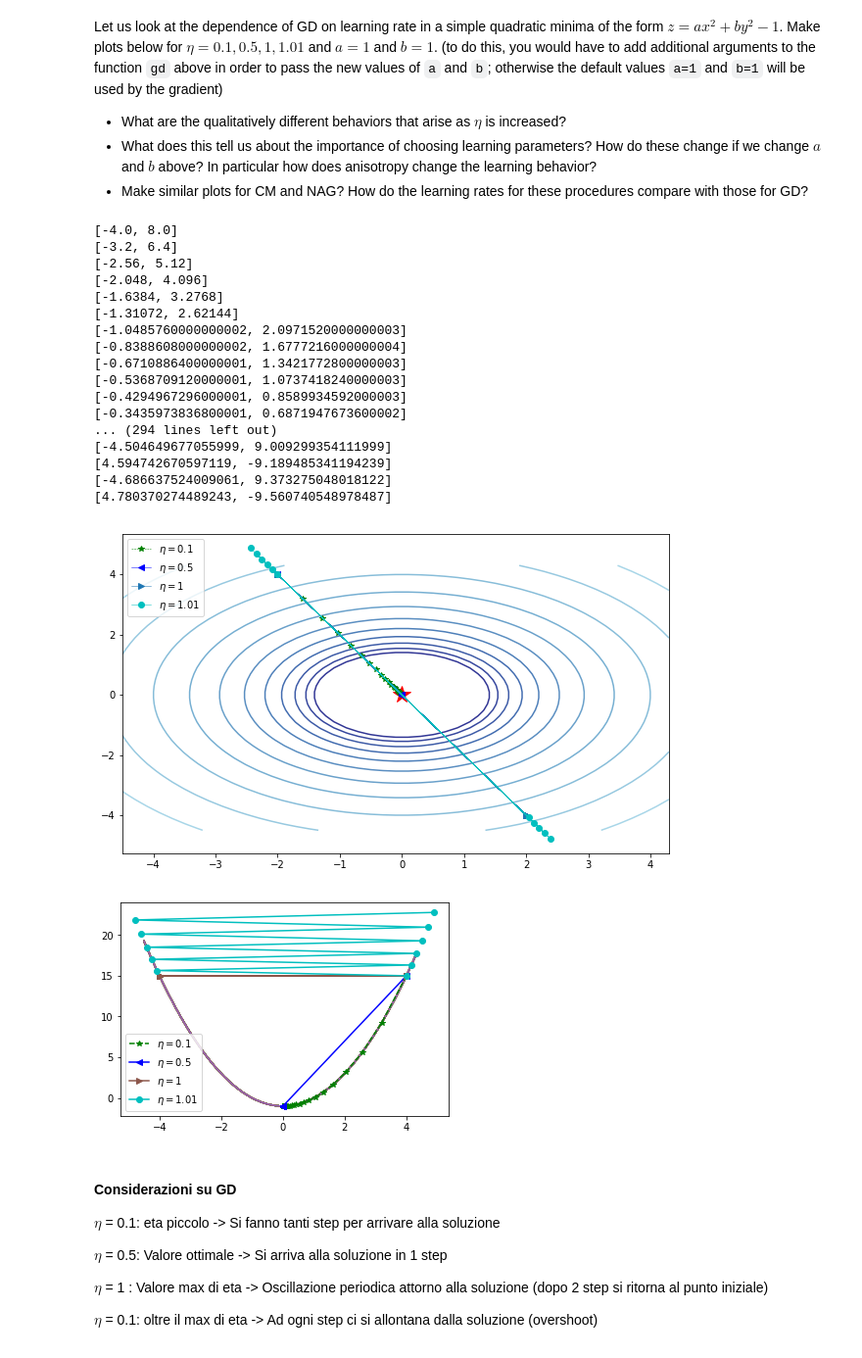
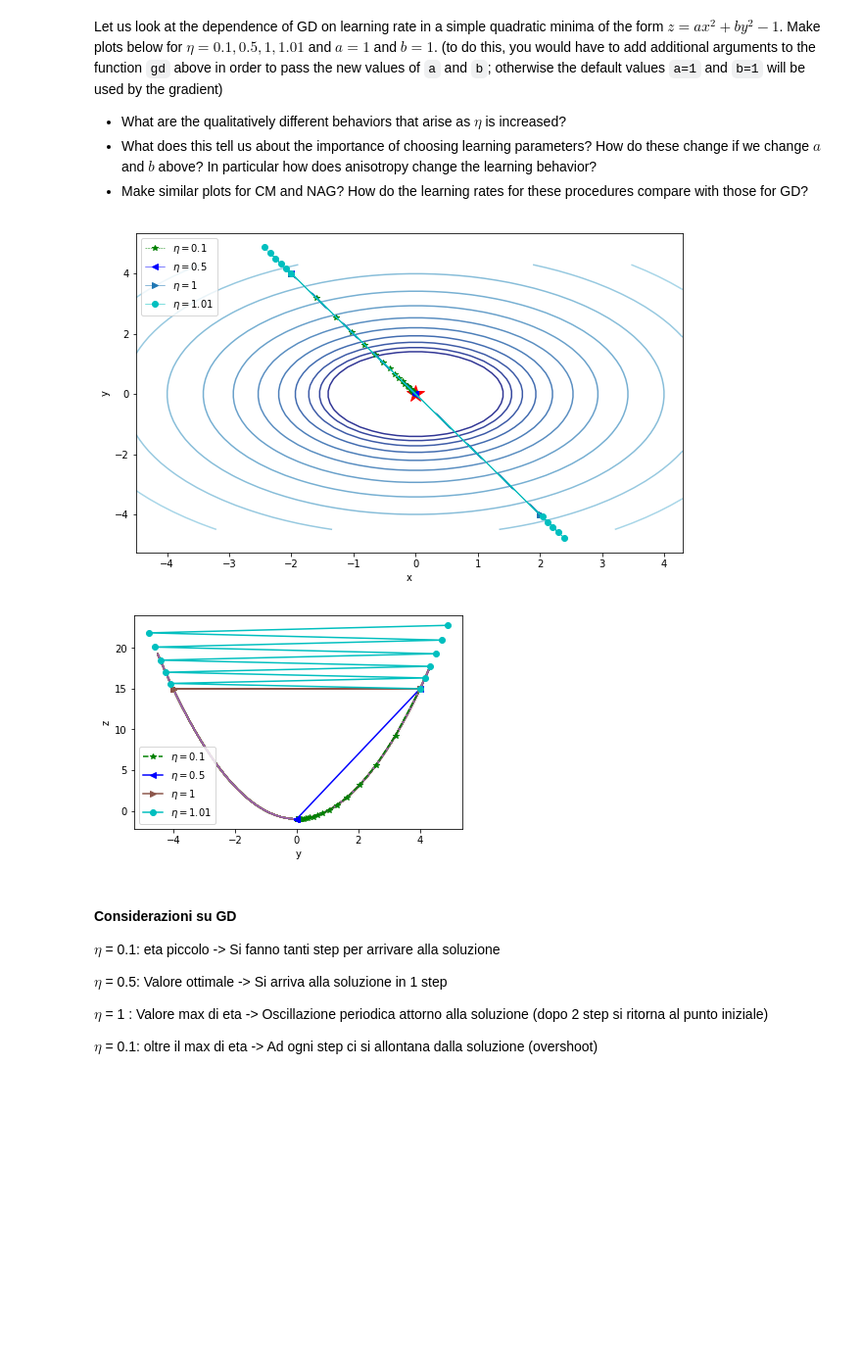
Before and after one commit to francescovidaich964/Lab_Computational_Physics_PartB, a Jupyter notebook: NB02_CIV-gradient_descent.ipynb, the cells around one changed output. Shown at 98% size. Saved outputs shown, nothing was run; the diff lists cells and outputs as text; code cells hidden in the pictures; blank space fills up the shorter version.

```diff
--- a/NB02_CIV-gradient_descent.ipynb
+++ b/NB02_CIV-gradient_descent.ipynb
@@ -288,54 +287,43 @@ eta1=0.1
 eta2=0.5
 eta3=1
 eta4=1.01
 gd_1=gd(grad_minima_surface,init1, n_epochs=100, eta=eta1, a=a, b=b) #put everything to init1 to compare eta
 gd_2=gd(grad_minima_surface,init1, n_epochs=100, eta=eta2, a=a, b=b)
 gd_3=gd(grad_minima_surface,init1, n_epochs=100, eta=eta3, a=a, b=b)
 gd_4=gd(grad_minima_surface,init1, n_epochs=10, eta=eta4, a=a, b=b)
 #print(gd_1)
 overlay_trajectory_contour(ax,gd_1,'$\eta=$%s'% eta1,'g--*', lw=0.5)
 overlay_trajectory_contour(ax,gd_2,'$\eta=$%s'% eta2,'b-<', lw=0.5)
 overlay_trajectory_contour(ax,gd_3,'$\eta=$%s'% eta3,'->', lw=0.5)
 overlay_trajectory_contour(ax,gd_4,'$\eta=$%s'% eta4,'c-o', lw=0.5)
+
 plt.legend(loc=2)
+plt.xlabel('x')
+plt.ylabel('y')
 plt.show()
-fig.savefig("GD_regimes_anisotr.pdf", bbox_inches='tight')
+fig.savefig("GD_regimes_isotr.pdf", bbox_inches='tight')
 
 # analisi sulla sezione
 gd_1 = np.swapaxes(gd_1,0,1)
 gd_2 = np.swapaxes(gd_2,0,1)
 gd_3 = np.swapaxes(gd_3,0,1)
 gd_4 = np.swapaxes(gd_4,0,1)
 
 plt.plot(y, minima_surface(0,y,a=a,b=b))
 plt.plot(gd_1[1], minima_surface(0,gd_1[1],a=a,b=b), 'g--*', label='$\eta=$%s'% eta1)
 plt.plot(gd_2[1], minima_surface(0,gd_2[1],a=a,b=b), 'b-<', label='$\eta=$%s'% eta2)
 plt.plot(gd_3[1], minima_surface(0,gd_3[1],a=a,b=b), '->', label='$\eta=$%s'% eta3)
 plt.plot(gd_4[1], minima_surface(0,gd_4[1],a=a,b=b), 'c-o', label='$\eta=$%s'% eta4)
 
 plt.legend(loc=3)
+plt.xlabel('y')
+plt.ylabel('z')
 plt.show()
-#fig.savefig("GD_slice_anisotrop.pdf", bbox_inches='tight')
+#plt.savefig("GD_slice_isotrop.pdf", bbox_inches='tight')
+    #non funziona questo savefig
 # %% [output]
-[-4.0, 8.0]
-[-3.2, 6.4]
-[-2.56, 5.12]
-[-2.048, 4.096]
-[-1.6384, 3.2768]
-[-1.31072, 2.62144]
-[-1.0485760000000002, 2.0971520000000003]
-[-0.8388608000000002, 1.6777216000000004]
-[-0.6710886400000001, 1.3421772800000003]
-[-0.5368709120000001, 1.0737418240000003]
-[-0.4294967296000001, 0.8589934592000003]
-[-0.3435973836800001, 0.6871947673600002]
-... (294 lines left out)
-[-4.504649677055999, 9.009299354111999]
-[4.594742670597119, -9.189485341194239]
-[-4.686637524009061, 9.373275048018122]
-[4.780370274489243, -9.560740548978487]
-[figure, old version]
+[figure, new version]
-[figure, old version]
+[figure, new version]
 # %% [markdown]
 #### Considerazioni su GD
 
```
Also changed, not shown: parts of 4 cells of this notebook, 16 other files.
